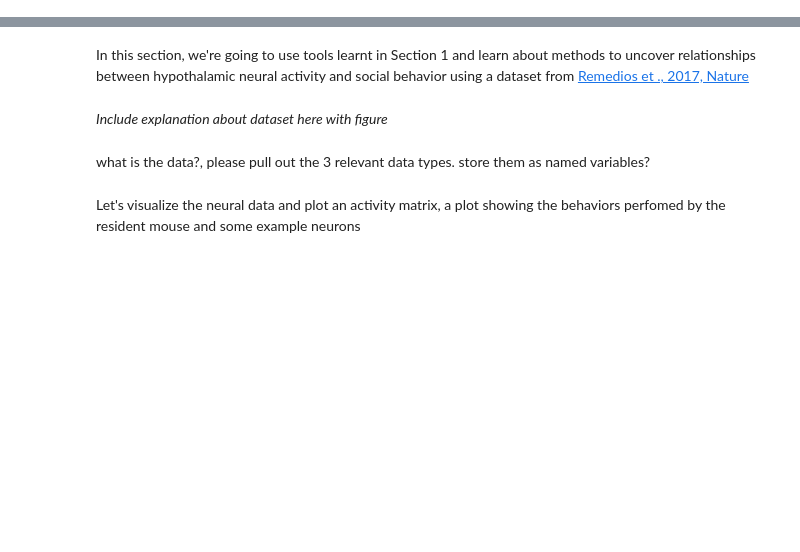
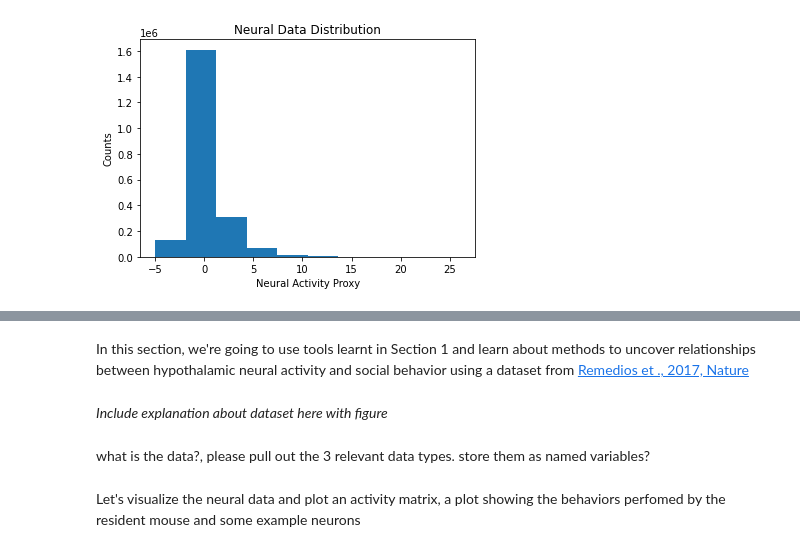
Before and after one commit to SaberaTalukder/Chen_Institute_DataSAI_for_Neuroscience, a Jupyter notebook: 07_05_22_day1_overview/code/diy_notebooks/dimensionality_reduction.ipynb, the cells around one changed output, grey strips where cells are left out. Cells and saved outputs as stored; diff of their text form; code cells hidden in the pictures; blank space fills up the shorter version.

```diff
--- a/07_05_22_day1_overview/code/diy_notebooks/dimensionality_reduction.ipynb
+++ b/07_05_22_day1_overview/code/diy_notebooks/dimensionality_reduction.ipynb
@@ -7,0 +16,3 @@ import numpy as np
+# %%
+data_path = '/home/sabra/Documents/Chen_Institute_DataSAI_for_Neuroscience/07_05_22_day1_overview/data/hypothalamus_calcium_imaging_remedios_et_al.mat'
+hypothalamus_data = loadmat(data_path);
@@ -7,0 +31,5 @@ import numpy as np
+# %%
+# Soultion:
+neural_data = hypothalamus_data['neural_data']
+attack_vector = hypothalamus_data['attack_vector']
+sex_vector = hypothalamus_data['sex_vector']
@@ -7,0 +60,8 @@ import numpy as np
+# %%
+# Solution:
+_ = plt.hist(np.ndarray.flatten(neural_data))
+_ = plt.title('Neural Data Distribution')
+_ = plt.xlabel('Neural Activity Proxy')
+_ = plt.ylabel('Counts')
+# %% [output]
+[figure, added]
```
Also changed, not shown: parts of 27 cells of this notebook.
